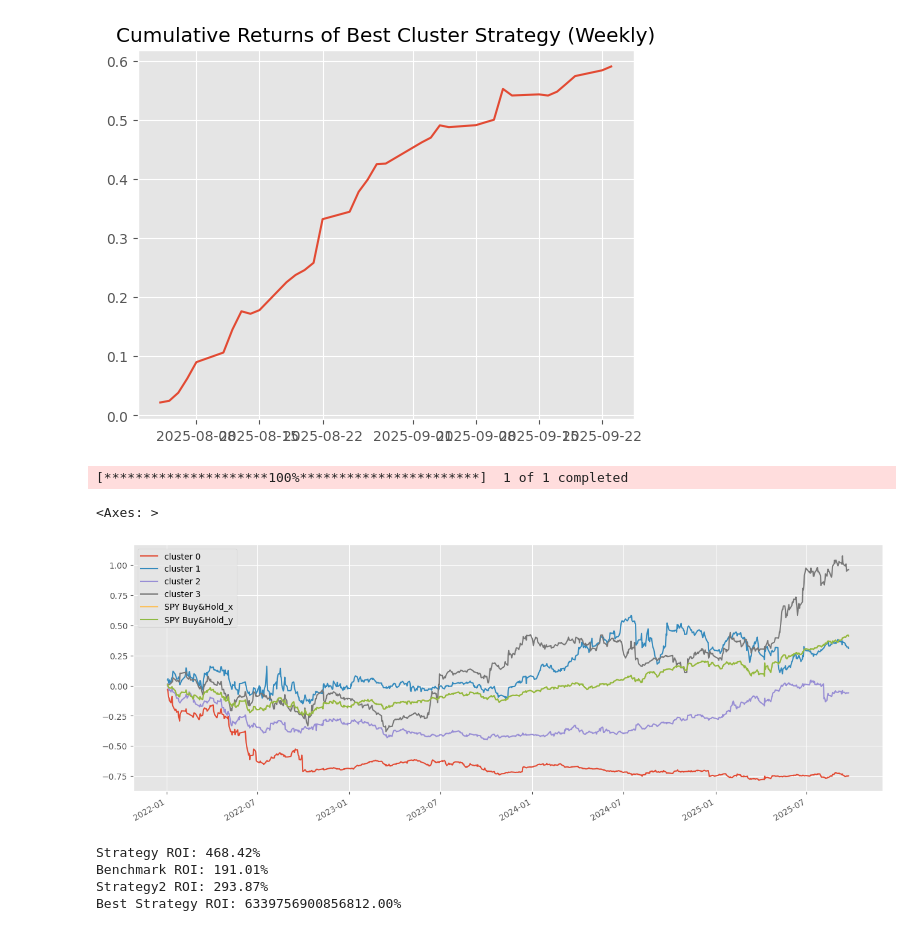
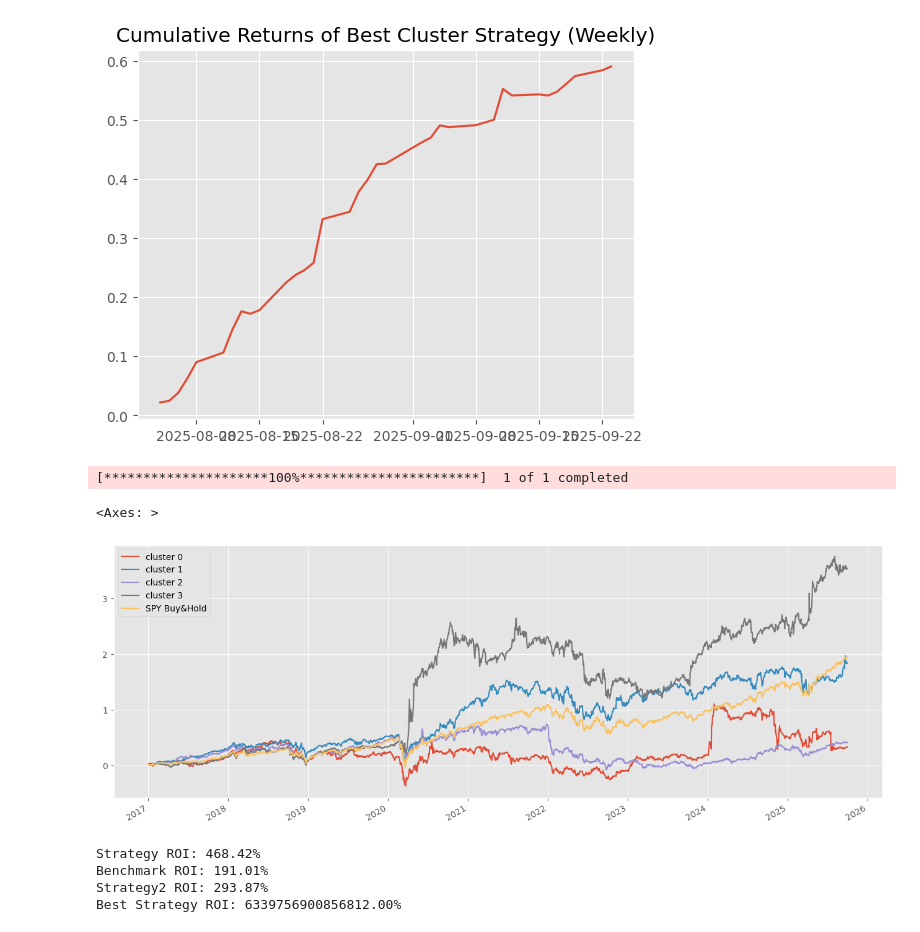
Before and after one commit to LukeJG/Trading-Algorithms, a Jupyter notebook: QuantFinance.ipynb, the cells around one changed output. Cells and saved outputs as stored; diff of their text form; code cells hidden in the pictures.

Commit message:
adding 'perfect_world' option

```diff
--- a/QuantFinance.ipynb
+++ b/QuantFinance.ipynb
@@ -688,13 +1283,13 @@ def get_clusters(month_df: pd.DataFrame) -> pd.DataFrame:
         columns=numeric_cols
     )
 
-   # rsi_idx = numeric_cols.index('rsi')
+    rsi_idx = numeric_cols.index('rsi')
+    rsi_mean = scaler.mean_[rsi_idx]
+    rsi_std  = scaler.scale_[rsi_idx]
+
+   # rsi_idx = numeric_cols.index('fwd_return_1m')
    # rsi_mean = scaler.mean_[rsi_idx]
-   # rsi_std  = scaler.scale_[rsi_idx]
-
-    rsi_idx = numeric_cols.index('fwd_return_1m')
-    rsi_mean = scaler.mean_[rsi_idx]
-    rsi_std = scaler.scale_[rsi_idx]
+   # rsi_std = scaler.scale_[rsi_idx]
 
     if np.isclose(rsi_std, 0.0):
         # degenerate case: no dispersion in RSI this month
@@ -719,7 +1314,8 @@ def get_clusters(month_df: pd.DataFrame) -> pd.DataFrame:
     output['cluster'] = labels
     return output
 
-data = (data.dropna().groupby('date', group_keys=False).apply(get_clusters))
+data = (data1.dropna().groupby('date', group_keys=False).apply(get_clusters))
+#data = (data_merged.dropna().groupby('date', group_keys=False).apply(get_clusters))
 # %% [markdown]
 #### Attempt:
 # %%
@@ -1271,7 +1871,7 @@ Name: fwd_return_1m, dtype: float64
 # %% [markdown]
 ## Optimization
 # %%
-def robust_optimize_weights(mu, prices, lower_bound=0.0, risk_free_rate=0.04, verbose=False):
+def robust_optimize_weights(prices, lower_bound=0.0, risk_free_rate=0.04, verbose=False):
     try:
         if len(prices) < 5:
             if verbose:
@@ -1288,7 +1888,7 @@ def robust_optimize_weights(mu, prices, lower_bound=0.0, risk_free_rate=0.04, ve
             lower_bound = 0.0
 
         # Expected returns & covariance (use shrinkage for stability)
-        #mu = expected_returns.mean_historical_return(prices, frequency=252)
+        mu = expected_returns.mean_historical_return(prices, frequency=252)
 
         cov = risk_models.CovarianceShrinkage(prices).ledoit_wolf()
 
@@ -1435,7 +2035,7 @@ def run_portfolio_optimization(monthly_rets_df, stock_price_per_month_df, return
 
         # get weights
         weights_dict, method_used = robust_optimize_weights(
-            mu = mu,
+           # mu = mu,
             prices=optimization_df,
             lower_bound=lower_bound,
          #   start_date = start_date,
@@ -2777,7 +3408,7 @@ portfolio_optimizer = PortfolioOptimizer()
     #portfolio_df, results = portfolio_optimizer.run_optimization(cluster)
 
 
-all_results, results_df = portfolio_optimizer.run_all_clusters(verbose=True)
+all_results, results_df = portfolio_optimizer.run_all_clusters(verbose=True, perfect_world=True)
 
 #weekly_results = weekly_results[:'2020-02-01']['cluster 3']
 #monthly_results = all_results['2020-02-01':]['cluster 3']
@@ -2919,19 +3550,20 @@ Text(0.5, 1.0, 'Cumulative Returns of Best Cluster Strategy (Weekly)')
 [figure]
 # %%
 # plot weekly results
+weekly_results = all_results
 plt.style.use('ggplot')
 spy = yf.download(tickers='SPY',
                   start='2017-01-01',
                   end=dt.date.today(), auto_adjust=False)
 spy_ret = np.log(spy[['Adj Close']]).diff().dropna().rename({'Adj Close':'SPY Buy&Hold'}, axis=1).droplevel(level=1, axis=1)
 weekly_results = weekly_results.merge(spy_ret,left_index=True,right_index=True)
-weekly_results = weekly_results['2022-01-01':]
+#weekly_results = weekly_results['2022-01-01':]
 weekly_cumulative_return = np.exp(np.log1p(weekly_results)).cumprod()-1
 weekly_cumulative_return.plot(figsize=(16,6))
 # %% [output]
 [*********************100%***********************]  1 of 1 completed
 <Axes: >
-[figure, old version]
+[figure, new version]
 # %%
 
 # Calculate cumulative returns
```
Also changed, not shown: parts of 48 cells of this notebook.
